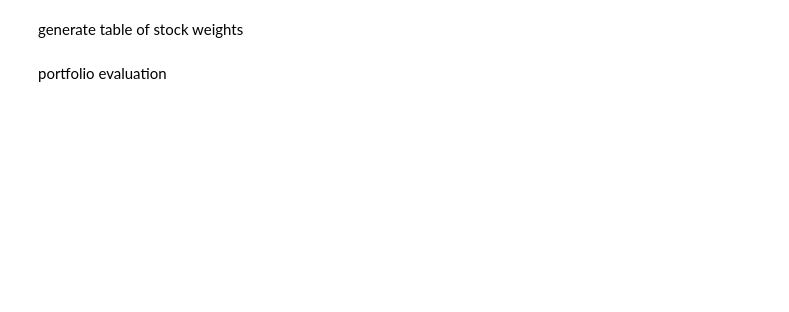
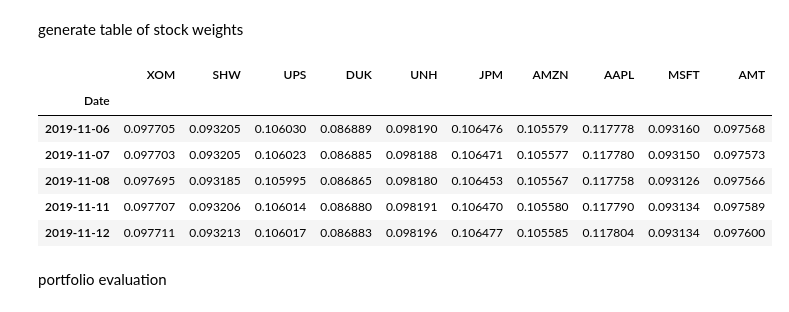
Before and after one commit to NUSFintechQuant/AY2324S1-ML-Based-Equity-Pairs-PO, a Jupyter notebook: gz_backtest/lstm_multi_weights.ipynb, the cells around one changed output. Cells and saved outputs as stored; diff of their text form; code cells hidden in the pictures; blank space fills up the shorter version.

```diff
--- a/gz_backtest/lstm_multi_weights.ipynb
+++ b/gz_backtest/lstm_multi_weights.ipynb
@@ -389,14 +346,22 @@ plt.show()
 # %% [markdown]
 generate table of stock weights
 # %%
-# weights_pred = pd.DataFrame(y_pred)
-# weights_pred.columns = stock_list
-# weights_pred.index = test_prices.index.copy()
-# weights_pred.head()
+weights_pred = pd.DataFrame(y_pred)
+weights_pred.columns = stock_list
+weights_pred.index = test_prices.index.copy()
+weights_pred.head()
 
-weights_pred_test = pd.DataFrame(y_pred_test)
-weights_pred_test.columns = stock_list
-weights_pred_test.index = test_prices.index.copy()
+# weights_pred_test = pd.DataFrame(y_pred_test)
+# weights_pred_test.columns = stock_list
+# weights_pred_test.index = test_prices.index.copy()
+# %% [output]
+|  | XOM | SHW | UPS | DUK | UNH | JPM | AMZN | AAPL | MSFT | AMT |
+| Date |  |  |  |  |  |  |  |  |  |  |
+| 2019-11-06 | 0.097705 | 0.093205 | 0.106030 | 0.086889 | 0.098190 | 0.106476 | 0.105579 | 0.117778 | 0.093160 | 0.097568 |
+| 2019-11-07 | 0.097703 | 0.093205 | 0.106023 | 0.086885 | 0.098188 | 0.106471 | 0.105577 | 0.117780 | 0.093150 | 0.097573 |
+| 2019-11-08 | 0.097695 | 0.093185 | 0.105995 | 0.086865 | 0.098180 | 0.106453 | 0.105567 | 0.117758 | 0.093126 | 0.097566 |
+| 2019-11-11 | 0.097707 | 0.093206 | 0.106014 | 0.086880 | 0.098191 | 0.106470 | 0.105580 | 0.117790 | 0.093134 | 0.097589 |
+| 2019-11-12 | 0.097711 | 0.093213 | 0.106017 | 0.086883 | 0.098196 | 0.106477 | 0.105585 | 0.117804 | 0.093134 | 0.097600 |
 # %% [markdown]
 portfolio evaluation
 # %%
```
Also changed, not shown: parts of 13 cells of this notebook.
